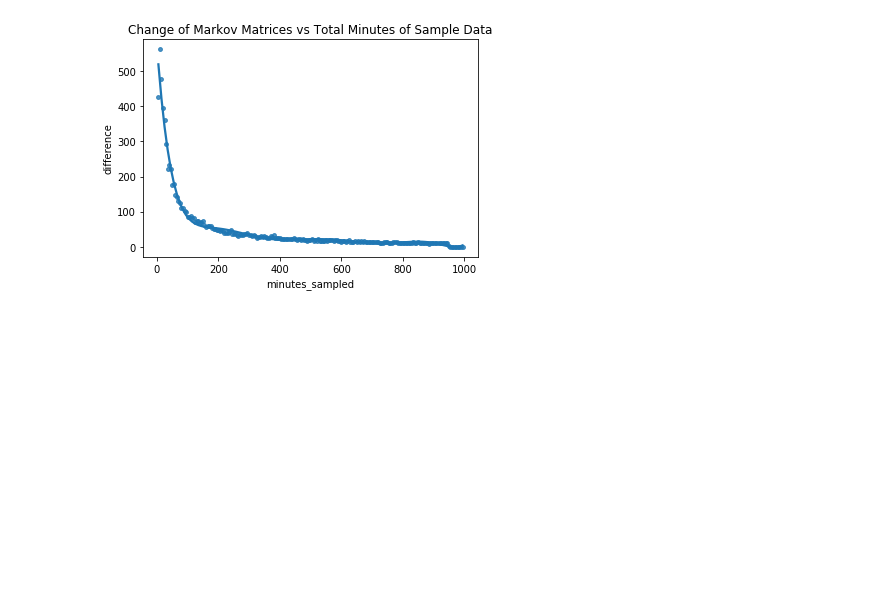
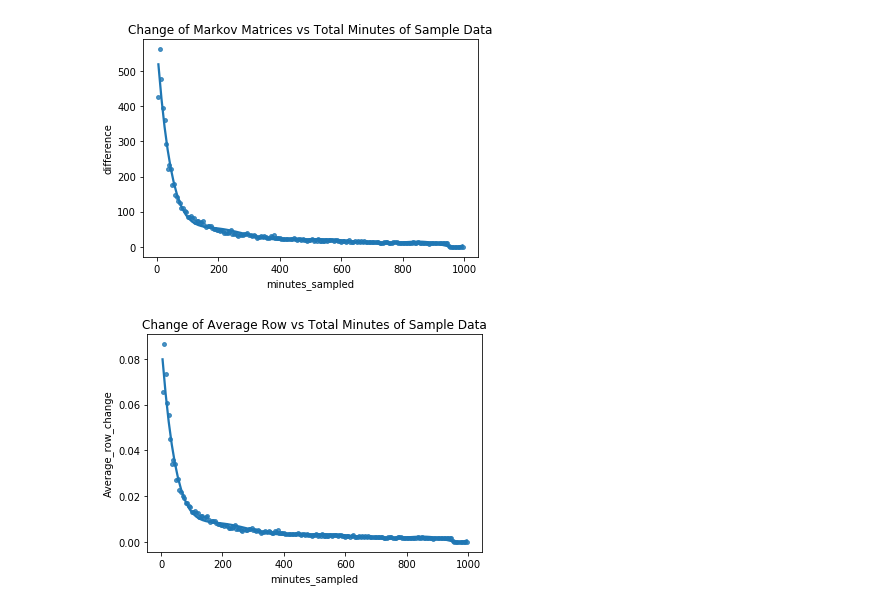
Before and after one commit to alexandroid000/self-assembly, a Jupyter notebook: dataAnalysis/develop/2018-08-22_jw_transition_matrix_convergence.ipynb, the cells around one changed output. Drawn from its saved outputs; the diff is of its cells as text; code cells hidden in the pictures; blank space fills up the shorter version.

```diff
--- a/dataAnalysis/develop/2018-08-22_jw_transition_matrix_convergence.ipynb
+++ b/dataAnalysis/develop/2018-08-22_jw_transition_matrix_convergence.ipynb
@@ -293,3 +294,10 @@ ax = sns.regplot(x="minutes_sampled", y="difference", data=df,
 ax.figure.savefig(fig_prefix + "difference_between_markov_matrices")
 # %% [output]
 [figure]
+# %%
+ax = sns.regplot(x="minutes_sampled", y="Average_row_change", data=df,
+                 scatter_kws={"s": 15},
+                 order=8, ci=None, truncate=True).set_title('Change of Average Row vs Total Minutes of Sample Data')
+ax.figure.savefig(fig_prefix + "difference_between_markov_matrices_Average_Row")
+# %% [output]
+[figure, added]
```
Also changed, not shown: parts of 1 cell of this notebook, 1 other file.
